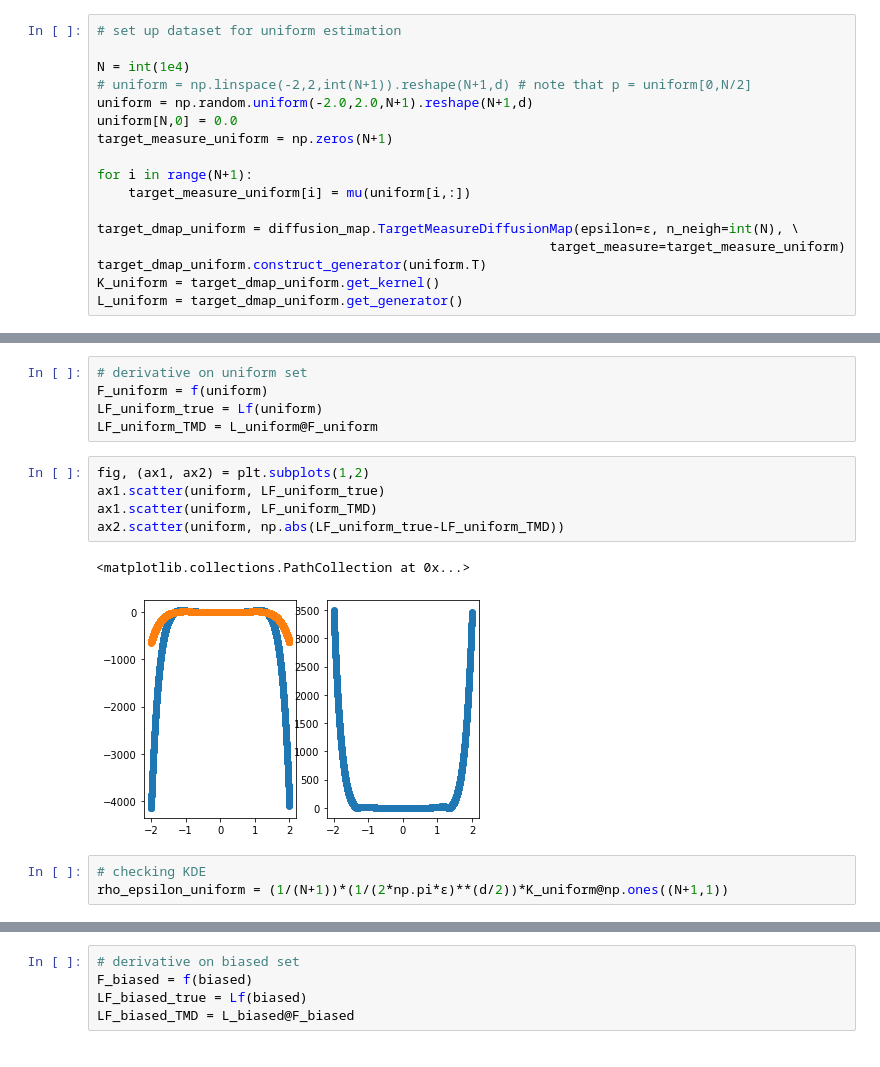
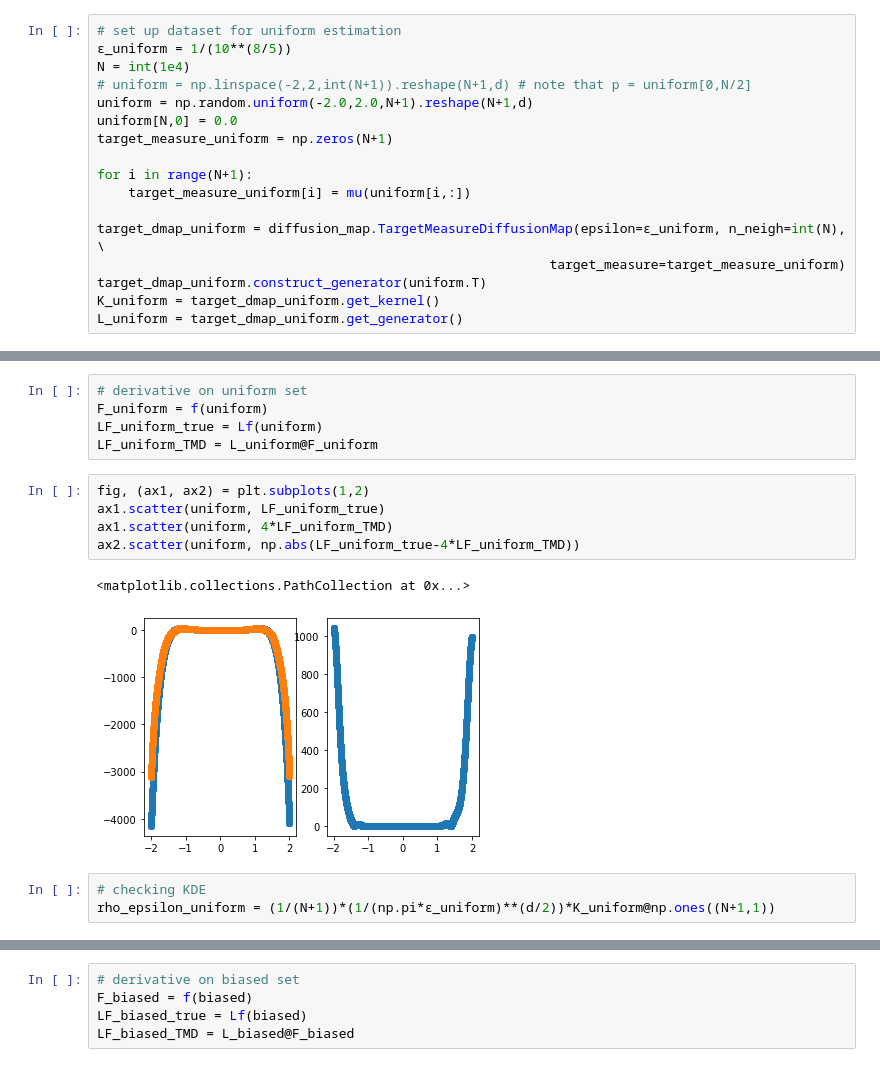
Before and after one commit to ShashankSule/TMDmaps, a Jupyter notebook: run/1D_potential.ipynb, the cells around one changed output, grey strips where cells are left out. Cells and saved outputs as stored; diff of their text form.

Commit message:
one-D potential, added epsilon scaling

```diff
--- a/run/1D_potential.ipynb
+++ b/run/1D_potential.ipynb
@@ -89,6 +87,6 @@ def mu(x): return (1/Z)*np.exp(-beta*potential(x))
 # %%
 # set up dataset for uniform estimation
-
+ϵ_uniform = 1/(10**(8/5))
 N = int(1e4)
 # uniform = np.linspace(-2,2,int(N+1)).reshape(N+1,d) # note that p = uniform[0,N/2]
 uniform = np.random.uniform(-2.0,2.0,N+1).reshape(N+1,d)
@@ -98,7 +96,7 @@ target_measure_uniform = np.zeros(N+1)
 for i in range(N+1):
     target_measure_uniform[i] = mu(uniform[i,:])
 
-target_dmap_uniform = diffusion_map.TargetMeasureDiffusionMap(epsilon=ϵ, n_neigh=int(N), \
+target_dmap_uniform = diffusion_map.TargetMeasureDiffusionMap(epsilon=ϵ_uniform, n_neigh=int(N), \
                                                           target_measure=target_measure_uniform)
 target_dmap_uniform.construct_generator(uniform.T)
 K_uniform = target_dmap_uniform.get_kernel()
@@ -128,11 +127,11 @@ LF_uniform_TMD = L_uniform@F_uniform
 # %%
 fig, (ax1, ax2) = plt.subplots(1,2)
 ax1.scatter(uniform, LF_uniform_true)
-ax1.scatter(uniform, LF_uniform_TMD)
-ax2.scatter(uniform, np.abs(LF_uniform_true-LF_uniform_TMD))
+ax1.scatter(uniform, 4*LF_uniform_TMD)
+ax2.scatter(uniform, np.abs(LF_uniform_true-4*LF_uniform_TMD))
 # %% [output]
 <matplotlib.collections.PathCollection at 0x...>
-[figure, old version]
+[figure, new version]
 # %%
 # checking KDE
-rho_epsilon_uniform = (1/(N+1))*(1/(2*np.pi*ϵ)**(d/2))*K_uniform@np.ones((N+1,1))
+rho_epsilon_uniform = (1/(N+1))*(1/(np.pi*ϵ_uniform)**(d/2))*K_uniform@np.ones((N+1,1))
```
Also changed, not shown: parts of 9 cells of this notebook.
